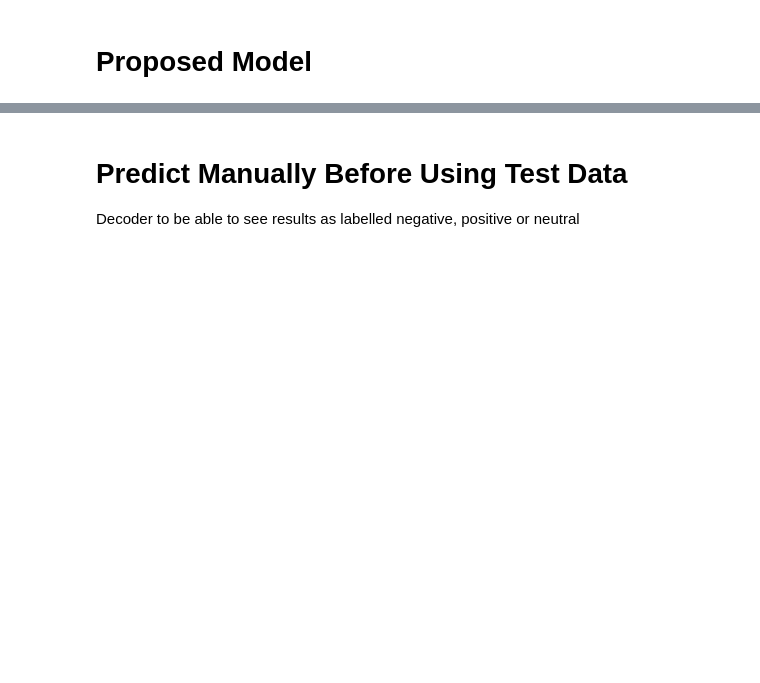
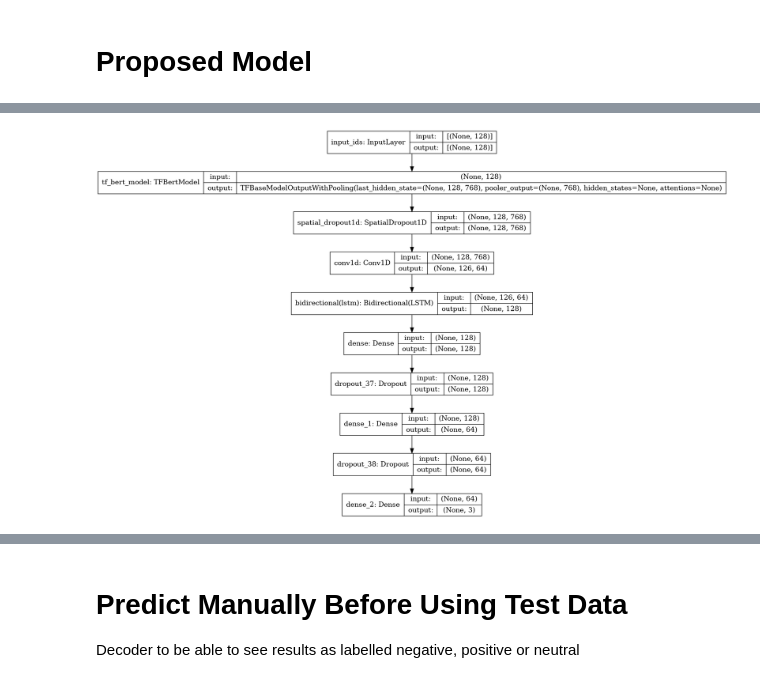
Before and after one commit to tanyelai/sentiment-aware-model-to-classify-tweets-in-real-time, a Jupyter notebook: sentiment-analysis-for-multi-class-tweets.ipynb, the cells around one changed output, grey strips where cells are left out. Saved outputs shown, nothing was run; the diff lists cells and outputs as text; code cells hidden in the pictures; blank space fills up the shorter version.

```diff
--- a/sentiment-analysis-for-multi-class-tweets.ipynb
+++ b/sentiment-analysis-for-multi-class-tweets.ipynb
@@ -283,5 +334,9 @@ Trainable params: 109,868,739
 Non-trainable params: 0
 _________________________________________________________________
+# %%
+tf.keras.utils.plot_model(model, show_shapes=True)
+# %% [output]
+[figure, added]
 # %%
 # Start train
 history = model.fit(
```
Also changed, not shown: parts of 35 cells of this notebook.
